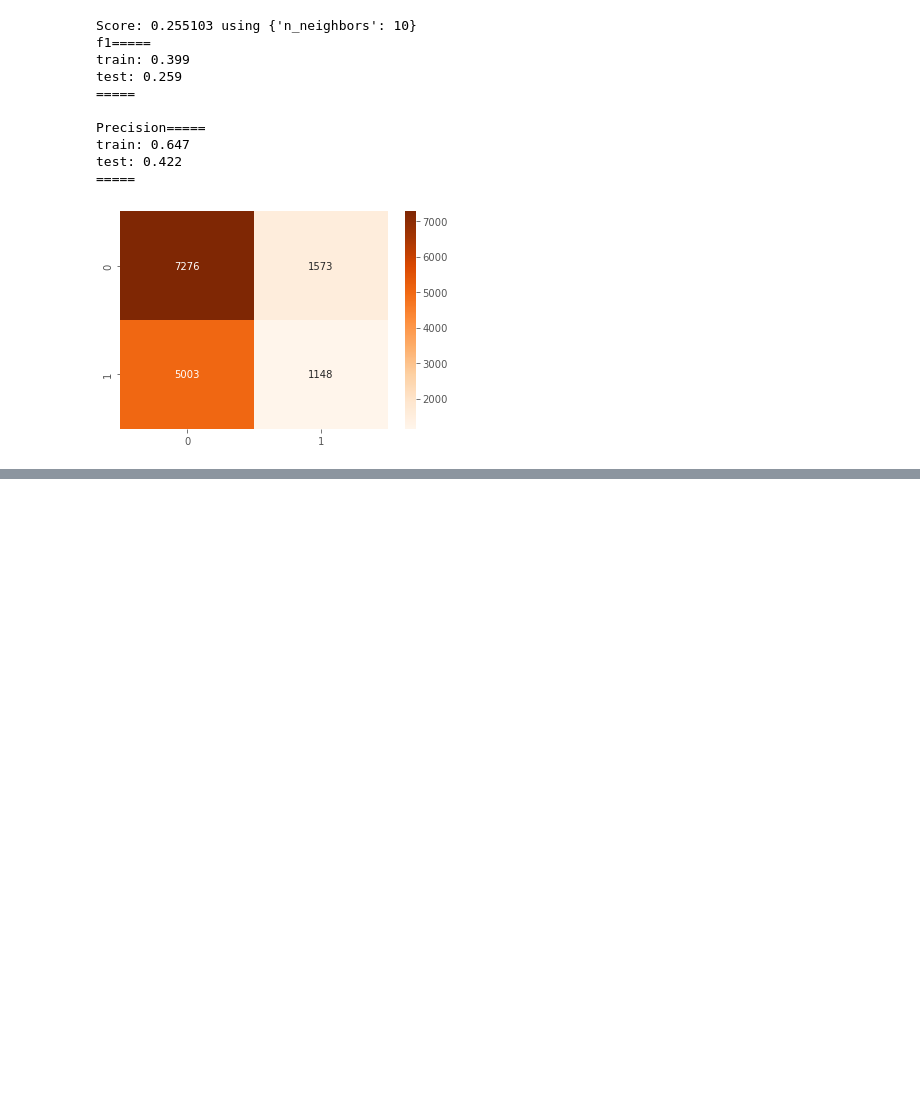
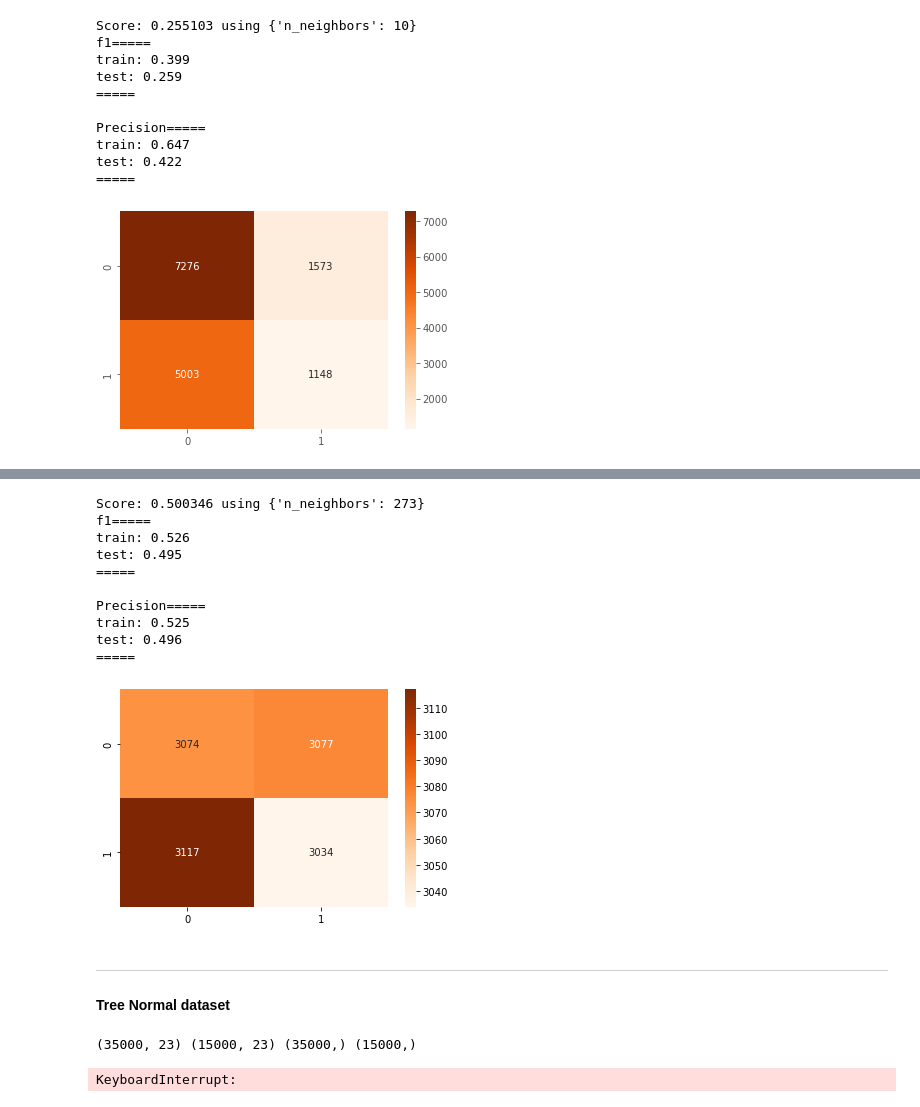
Before and after one commit to FedericoCantarelli/Customer-Satisfaction-Yojo, a Jupyter notebook: notebooks/3.0-fc-model.ipynb, the cells around one changed output, grey strips where cells are left out. Saved outputs shown, nothing was run; the diff lists cells and outputs as text; code cells hidden in the pictures; blank space fills up the shorter version.

```diff
--- a/notebooks/3.0-fc-model.ipynb
+++ b/notebooks/3.0-fc-model.ipynb
@@ -155,0 +186,15 @@ with open('../models/normal_df/KNN.pkl','wb') as file:
+# %%
+parameters = {'n_neighbors':np.arange(270,310,1)}
+hyperp_search(classifier, parameters)
+# %% [output]
+Score: 0.500346 using {'n_neighbors': 273}
+f1=====
+train: 0.526
+test: 0.495
+=====
+
+Precision=====
+train: 0.525
+test: 0.496
+=====
+[figure, added]
@@ -155,0 +206,18 @@ with open('../models/normal_df/KNN.pkl','wb') as file:
+# %% [markdown]
+***
+#### Tree Normal dataset
+# %%
+X_train, X_test, y_train, y_test = load_normaldf()
+# %% [output]
+(35000, 23) (15000, 23) (35000,) (15000,)
+# %%
+from sklearn.tree import DecisionTreeClassifier
+classifier = DecisionTreeClassifier()
+parameters = {'criterion': ['entropy','gini'],
+              'max_depth': np.arange(3,25,1),
+              'min_samples_split': np.arange(5,25,1),
+              'min_samples_leaf': np.arange(5,25,1)}
+
+hyperp_search(classifier,parameters)
+# %% [output]
+KeyboardInterrupt:
```
Also changed, not shown: parts of 12 cells of this notebook, 3 other files.
